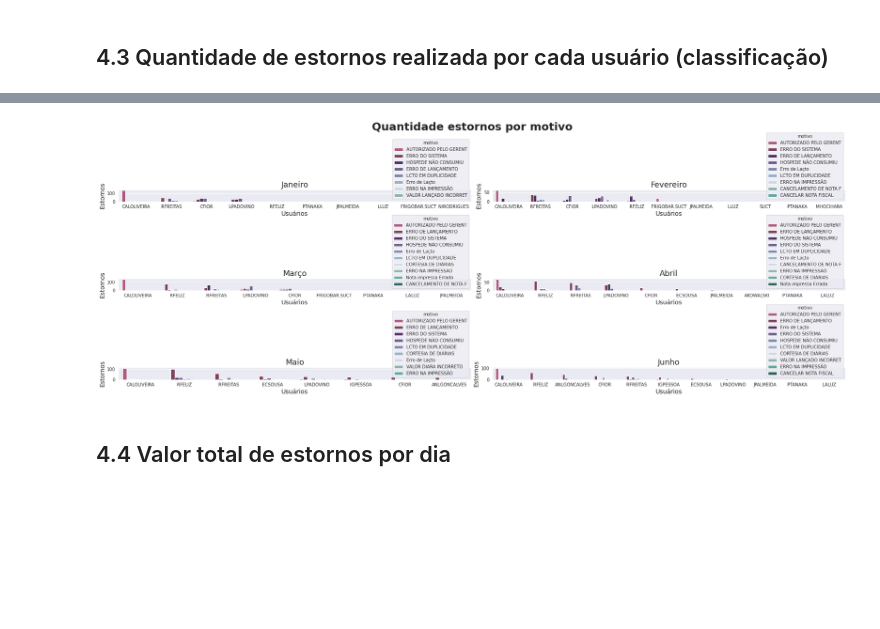
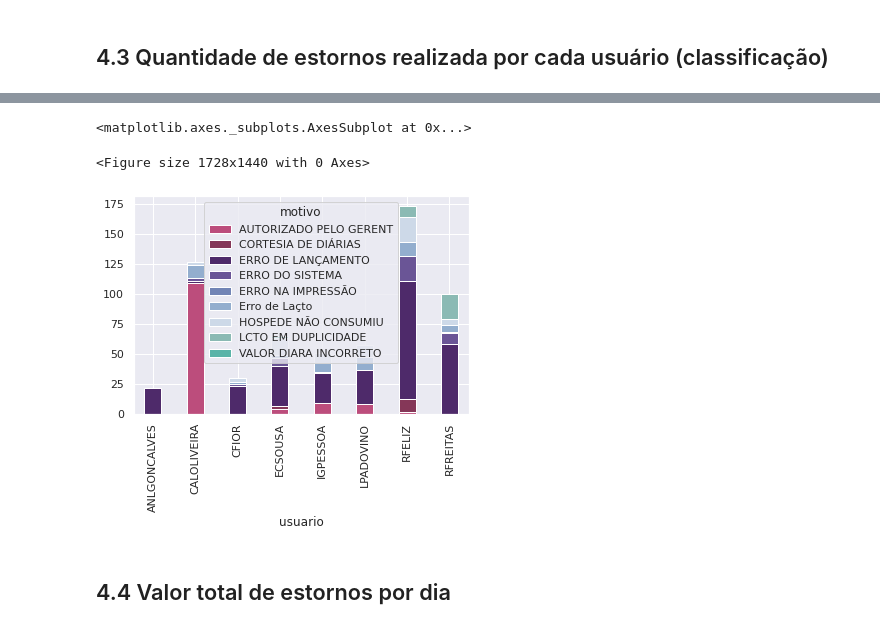
Before and after one commit to strawndri/slaviero-suct-data-analysis, a Jupyter notebook: Notebooks/analise_estornos.ipynb, the cells around one changed output, grey strips where cells are left out. Drawn from its saved outputs; the diff is of its cells as text; code cells hidden in the pictures; blank space fills up the shorter version.

```diff
--- a/Notebooks/analise_estornos.ipynb
+++ b/Notebooks/analise_estornos.ipynb
@@ -324,3 +322,10 @@ for i, item in enumerate(datasets):
   motivos_por_usuario.sort_values(by=['total'], ascending = False, inplace = True)
 
   lista_dfs.append(motivos_por_usuario)
+# %%
+motivos_por_usuario = pd.crosstab(dataset_maio['usuario'], dataset_maio['motivo'])
+motivos_por_usuario = pd.DataFrame(motivos_por_usuario.reset_index())
+# motivos_por_usuario.rename(columns = {0: 'total'}, inplace = True)
+# motivos_por_usuario.sort_values(by=['total'], ascending = False, inplace = True)
+
+motivos_por_usuario
@@ -327,13 +342,14 @@ for i, item in enumerate(datasets):
 # %%
-graphic = comparar_graficos(
-    tipo_grafico='barplot', x='usuario', y='total',
-    xlabel = 'Usuários', ylabel ='Estornos',
-    titulo = 'Quantidade estornos por motivo',
-    paleta = paleta_cores,
-    data = lista_dfs, hue = 'motivo')
-graphic
+# comparar_graficos(
+#     tipo_grafico='relplot', x='motivo', y='total',
+#     xlabel = 'Usuários', ylabel ='Estornos',
+#     paleta = paleta_cores,
+#     data = lista_dfs, hue = 'usuario')
+motivos_por_usuario.set_index('usuario').plot.bar(stacked = True, color = paleta_cores, width=0.4)
 # %% [output]
+<matplotlib.axes._subplots.AxesSubplot at 0x...>
+<Figure size 1728x1440 with 0 Axes>
-[figure, old version]
+[figure, new version]
 # %% [markdown]
 ## 4.4 Valor total de estornos por dia
 # %%
```
Also changed, not shown: parts of 7 cells of this notebook.
